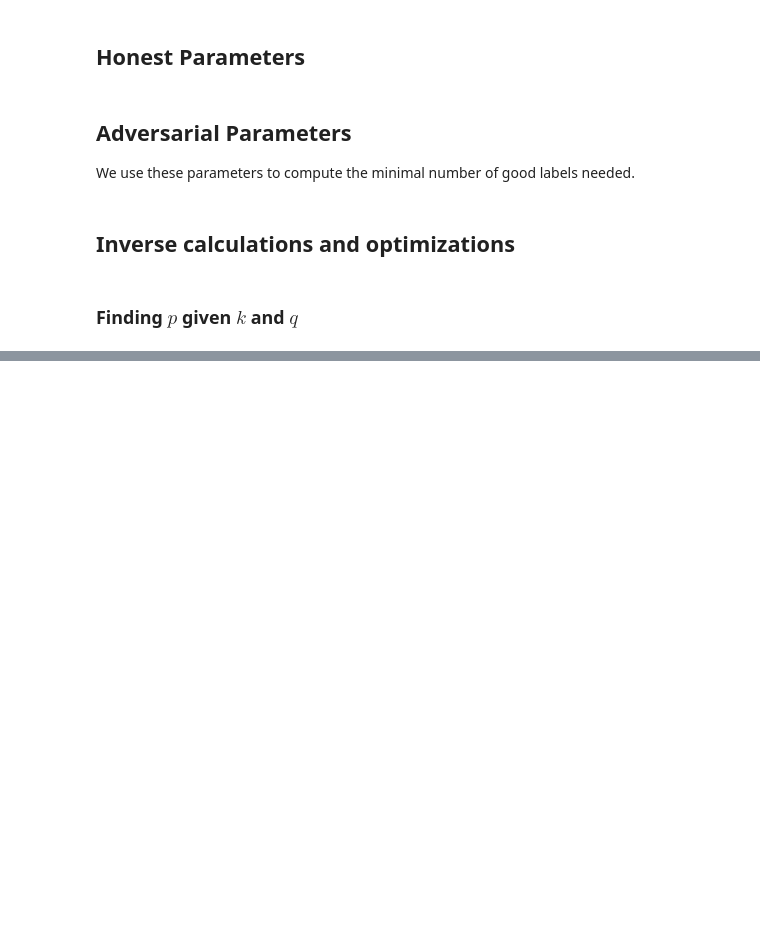
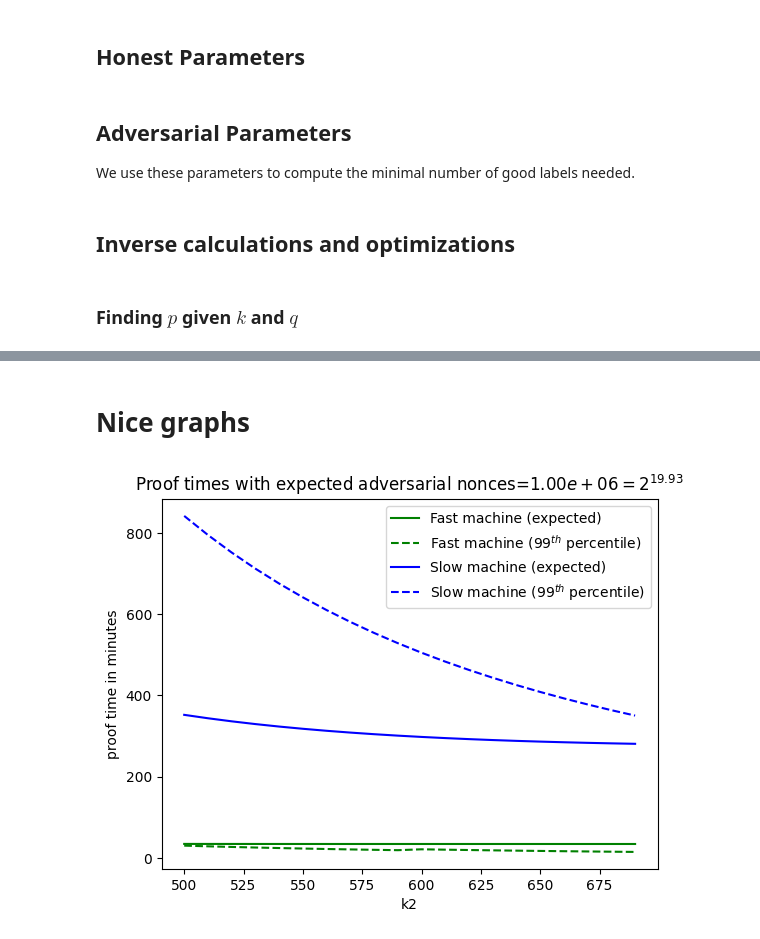
Before and after one commit to spacemeshos/notebooks, a Jupyter notebook: post-proof-params.ipynb, the cells around one changed output, grey strips where cells are left out. Drawn from its saved outputs; the diff is of its cells as text; code cells hidden in the pictures; blank space fills up the shorter version.

Commit message:
bugfixes, more optimizations and graphs

```diff
--- a/post-proof-params.ipynb
+++ b/post-proof-params.ipynb
@@ -104,0 +122,4 @@ We're trying to maximize the gap between the honest success probability and the
+# %%
+# Find q that guarantees honest users will succeed with honest_nonces except with probability honest_opt_error
+def find_q(honest_opt_error, honest_nonces):
+    return 1-(honest_opt_error)**(1/honest_nonces)
@@ -139,13 +212,12 @@ Best solution found is $q\approx 0.69=2^{ -0.540 }, p=2^{ -24.741 } = \frac{ 612
 # %%
 # Find the smallest k that requires the adversary to search through min_adv_nonces in expectation to find a solution.
 
-def find_k(n1: int, c1: float, min_log_adv_nonces: int):
+def find_k(q: float, n1: int, c1: float, min_log_adv_nonces: int):
     def k_error(k):
         k = ceil(k)
-        q = find_q(k, n1, c1)
         p = find_p(k, n1, q)
 
-        adv_log_prob = binom.logsf(k, ceil(c*n1), p)/log(2)
+        adv_log_prob = binom.logsf(k, ceil(c1*n1), p)/log(2)
         expected_log_nonces = -adv_log_prob
 
         if expected_log_nonces < min_log_adv_nonces:
@@ -157,10 +229,11 @@ def find_k(n1: int, c1: float, min_log_adv_nonces: int):
     return res.x
 
 
-k = find_k(n,c,log(adv_nonces,2))
+# Use q computed above
+k = find_k(q, n,c,log(adv_nonces,2))
 k = ceil(k)
-q = find_q(k,n,c)
 p = find_p(k,n,q)
 
+
 display_results(k,n,p)
 # %% [output]
@@ -176,6 +248,0 @@ For the adversary: $\Pr[Binom(0.75\cdot n, p=761.31/n) \ge 747] = 0.00 = 2^{ -40
-# %%
-for k in [300, 400, 500, 600, 700]:
-    q = find_q(k,n,c)
-    p = find_p(k,n,q)
-
-    display_results(k,n,p)
@@ -195,0 +304,2 @@ For the adversary: $\Pr[Binom(0.75\cdot n, p=410.12/n) \ge 400] = 0.00 = 2^{ -22
+# %% [markdown]
+# Nice graphs
@@ -195,0 +309,37 @@ For the adversary: $\Pr[Binom(0.75\cdot n, p=410.12/n) \ge 400] = 0.00 = 2^{ -22
+# %%
+def time_per_pass(hash_labels_per_sec, read_labels_per_sec, q):
+    parallel_nonces = find_parallel_nonces(hash_labels_per_sec, read_labels_per_sec, q)
+    mb_per_sec = read_labels_per_sec * label_len / 2**20
+    expected_time_per_label = expected_total_time_per_label(hash_labels_per_sec, read_labels_per_sec, parallel_nonces,q)
+    time_per_pass = expected_time_per_label * n / 60
+    return time_per_pass
+
+def percentile_time_per_pass(hash_labels_per_sec, read_labels_per_sec, q, percentile):
+    parallel_nonces = find_parallel_nonces(hash_labels_per_sec, read_labels_per_sec, q)
+    mb_per_sec = read_labels_per_sec * label_len / 2**20
+    passes = percentile_total_passes(parallel_nonces, q, percentile)
+    percentile_time_per_label =  passes / labels_per_sec(hash_labels_per_sec, read_labels_per_sec, parallel_nonces)
+    time_per_pass = percentile_time_per_label * n / 60
+    return time_per_pass
+
+
+
+k_arr = np.arange(500, 700, 10)
+p_vals = { k: find_p_given_k(k, n, c, log(adv_nonces,2)) for k in k_arr }
+q_vals = { k: find_q_given_p(k, n, p_vals[k]) for k in k_arr }
+
+
+
+plt.plot(k_arr, [time_per_pass(hash_labels_per_sec,read_labels_per_sec_fast, q_vals[k]) for k in k_arr], 'g-', label="Fast machine (expected)")
+plt.plot(k_arr, [percentile_time_per_pass(hash_labels_per_sec,read_labels_per_sec_fast, q_vals[k],0.99) for k in k_arr], 'g--', label="Fast machine ($99^{th}$ percentile)")
+plt.plot(k_arr, [time_per_pass(hash_labels_per_sec_slow,read_labels_per_sec_slow, q_vals[k]) for k in k_arr], 'b-', label="Slow machine (expected)")
+plt.plot(k_arr, [percentile_time_per_pass(hash_labels_per_sec_slow,read_labels_per_sec_slow, q_vals[k],0.99) for k in k_arr], 'b--', label="Slow machine ($99^{th}$ percentile)")
+
+plt.title(rf"Proof times with expected adversarial nonces=${adv_nonces:.2e}=2^{{ {log(adv_nonces,2):.2f} }}$")
+plt.xlabel('k2')
+plt.ylabel('proof time in minutes')
+plt.legend(loc="upper right")
+
+plt.show()
+# %% [output]
+[figure, added]
```
Also changed, not shown: parts of 16 cells of this notebook.
